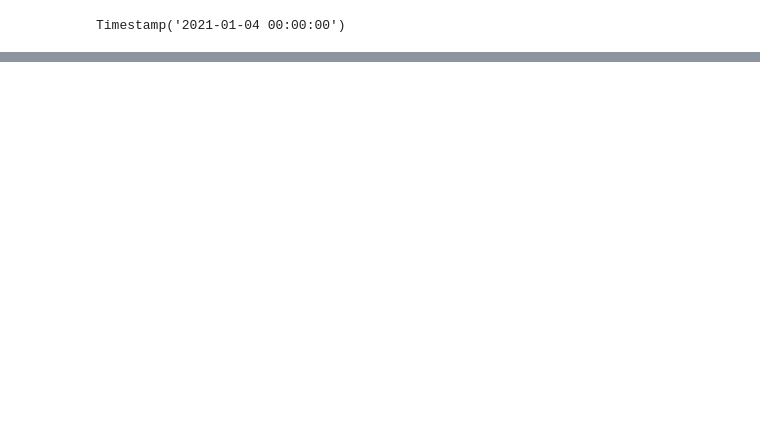
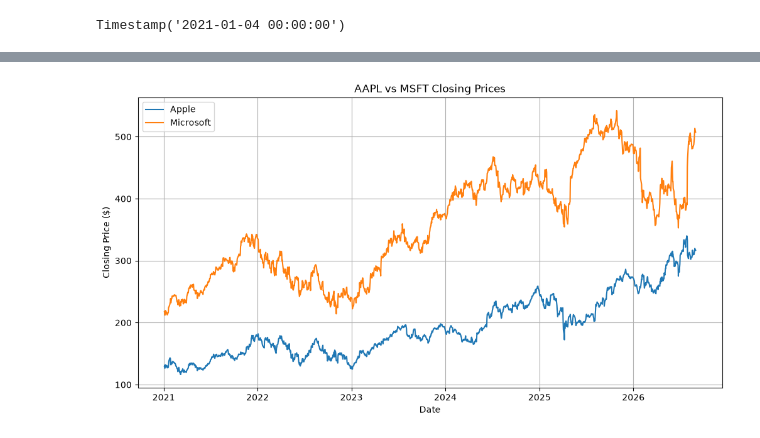
Before and after one commit to dangg29/stock-price-analysis, a Jupyter notebook: stock-price-analysis.ipynb, the cells around one changed output, grey strips where cells are left out. Saved outputs shown, nothing was run; the diff lists cells and outputs as text; code cells hidden in the pictures; blank space fills up the shorter version.

Commit message:
Add closing price analysis

```diff
--- a/stock-price-analysis.ipynb
+++ b/stock-price-analysis.ipynb
@@ -112,0 +115,4 @@ Timestamp('2025-12-31 00:00:00')
+# %%
+close = data["Close"]
+
+close.head()
@@ -112,0 +143,15 @@ Timestamp('2025-12-31 00:00:00')
+# %%
+plt.figure(figsize=(12, 6))
+
+plt.plot(close.index, close["AAPL"], label="Apple")
+plt.plot(close.index, close["MSFT"], label="Microsoft")
+
+plt.title("AAPL vs MSFT Closing Prices")
+plt.xlabel("Date")
+plt.ylabel("Closing Price ($)")
+plt.legend()
+plt.grid(True)
+
+plt.show()
+# %% [output]
+[figure, added]
```
Also changed, not shown: parts of 14 cells of this notebook.
